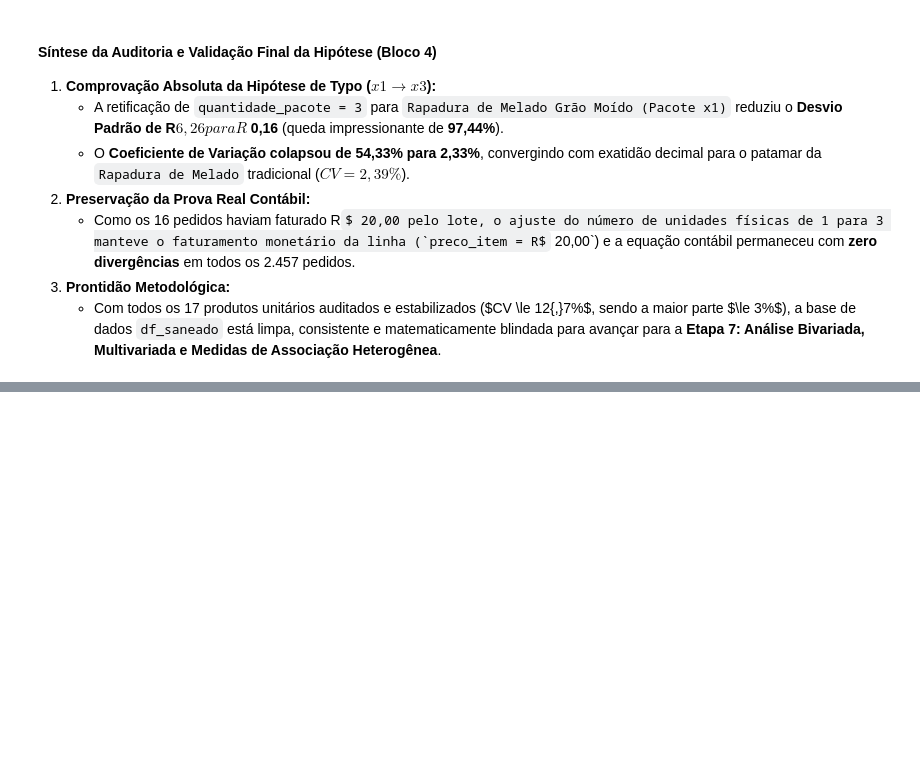
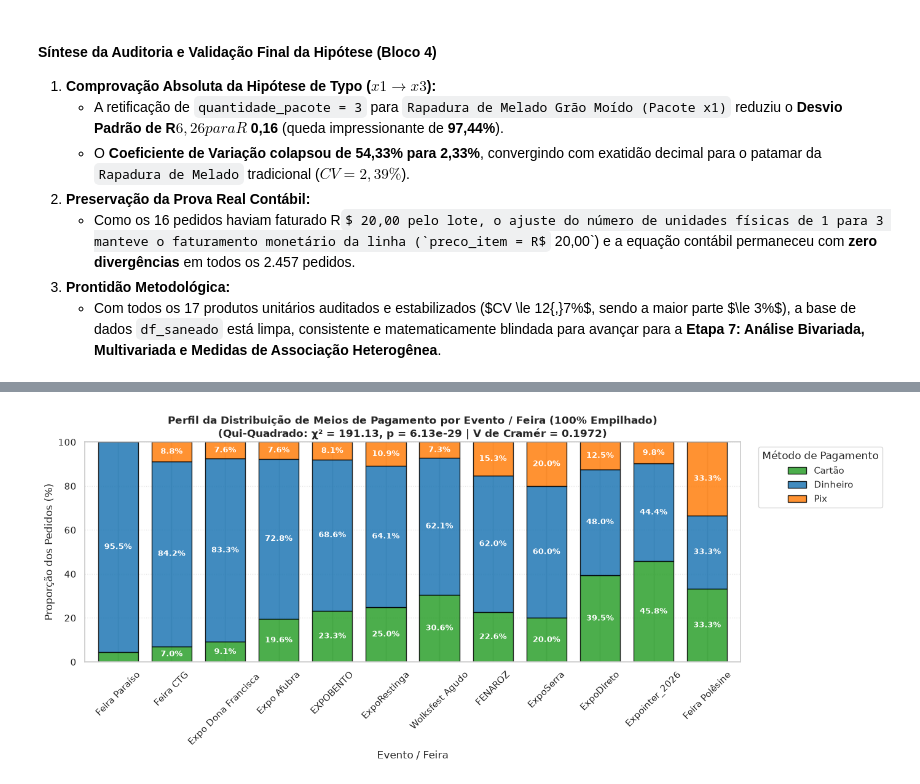
Before and after one commit to SIS-AMF/2026-2_trablho-g1-cd-ai2, a Jupyter notebook: main.ipynb, the cells around one changed output, grey strips where cells are left out. Saved outputs shown, nothing was run; the diff lists cells and outputs as text; code cells hidden in the pictures; some formulas as TeX source; blank space fills up the shorter version.

Commit message:
feat(eda): implementa secao 7 completa com analise bivariada, multivariada e associacao heterogenea

```diff
--- a/main.ipynb
+++ b/main.ipynb
@@ -1239,0 +1651,87 @@ Retificação aplicada: 16 linhas de 'Rapadura de Melado Grão Moído (Pacote x1
+# %%
+import numpy as np
+import pandas as pd
+import matplotlib.pyplot as plt
+import seaborn as sns
+from scipy import stats
+
+# ==============================================================================
+# 1. FUNÇÃO DETERMINÍSTICA DO V DE CRAMÉR (Citação: carros.ipynb, Cell 22)
+# ==============================================================================
+def cramers_v(series1, series2):
+    tabela = pd.crosstab(series1, series2)
+    chi2, p_val, dof, _ = stats.chi2_contingency(tabela)
+    n = tabela.sum().sum()
+    r, k = tabela.shape
+    min_dim = min(r - 1, k - 1)
+    if min_dim == 0 or n == 0:
+        return 0.0, chi2, p_val, dof
+    v = np.sqrt(chi2 / (n * min_dim))
+    return float(v), float(chi2), float(p_val), int(dof)
+
+# ==============================================================================
+# 2. TABELA DIAGNÓSTICA DE ASSOCIAÇÃO CATEGÓRICA (QUI-QUADRADO E V DE CRAMÉR)
+# ==============================================================================
+pares_categoricos = [
+    ('Nível de Pedido (n=2.457)', df_pedidos['evento_nome'], df_pedidos['pedido_metodo_pagamento'], 'evento_nome', 'pedido_metodo_pagamento'),
+    ('Nível de Item (n=3.113)', df_saneado['evento_nome'], df_saneado['produto_unitario'], 'evento_nome', 'produto_unitario'),
+    ('Nível de Item (n=3.113)', df_saneado['pedido_metodo_pagamento'], df_saneado['produto_unitario'], 'pedido_metodo_pagamento', 'produto_unitario')
+]
+
+resultados_cramer = []
+for nivel, s1, s2, nome1, nome2 in pares_categoricos:
+    v_stat, chi2_stat, p_val, dof = cramers_v(s1, s2)
+    grau_assoc = 'Forte (V > 0.30)' if v_stat > 0.30 else ('Moderada (0.10 ≤ V ≤ 0.30)' if v_stat >= 0.10 else 'Desprezível (V < 0.10)')
+    resultados_cramer.append({
+        'Nível': nivel,
+        'Cruzamento': f'{nome1} × {nome2}',
+        'Qui-Quadrado (χ²)': round(chi2_stat, 2),
+        'Graus de Liberdade (dof)': dof,
+        'p-valor': f'{p_val:.2e}',
+        'V de Cramér (V)': round(v_stat, 4),
+        'Intensidade da Associação': grau_assoc
+    })
+
+df_cramer_resumo = pd.DataFrame(resultados_cramer)
+print("--- Diagnóstico de Associação Categórica: Teste Qui-Quadrado e V de Cramér ---")
+display(df_cramer_resumo)
+
+# ==============================================================================
+# 3. PERFIL DE MEIOS DE PAGAMENTO POR EVENTO (BARRAS EMPILHADAS 100%)
+# ==============================================================================
+# Citação: Titanic.ipynb, Cell 55 (crosstab com normalize='index')
+tab_evento_pag = pd.crosstab(df_pedidos['evento_nome'], df_pedidos['pedido_metodo_pagamento'], normalize='index') * 100
+
+# Ordenação dos eventos pela maior proporção de Dinheiro
+tab_evento_pag = tab_evento_pag.sort_values(by='Dinheiro', ascending=False)
+
+fig, ax = plt.subplots(figsize=(14, 6))
+tab_evento_pag.plot(
+    kind='bar',
+    stacked=True,
+    color=['#2ca02c', '#1f77b4', '#ff7f0e'], # Dinheiro (verde), Cartão (azul), Pix (laranja)
+    ax=ax,
+    width=0.75,
+    edgecolor='black',
+    alpha=0.85
+)
+
+# Adição de rótulos percentuais nas barras
+for p in ax.patches:
+    height = p.get_height()
+    width = p.get_width()
+    x, y = p.get_xy()
+    if height > 5.0: # Apenas rotula se a fatia for superior a 5%
+        ax.text(x + width/2, y + height/2, f'{height:.1f}%', ha='center', va='center', color='white', fontweight='bold', fontsize=9)
+
+ax.set_title('Perfil da Distribuição de Meios de Pagamento por Evento / Feira (100% Empilhado)\n(Qui-Quadrado: χ² = 191.13, p = 6.13e-29 | V de Cramér = 0.1972)', fontsize=12, fontweight='bold')
+ax.set_xlabel('Evento / Feira')
+ax.set_ylabel('Proporção dos Pedidos (%)')
+ax.set_ylim(0, 100)
+ax.legend(title='Método de Pagamento', bbox_to_anchor=(1.02, 1), loc='upper left')
+ax.tick_params(axis='x', rotation=45)
+ax.grid(axis='y', linestyle=':', alpha=0.5)
+
+plt.tight_layout()
+plt.show()
+# %% [output]
@@ -1239,0 +1743 @@ Retificação aplicada: 16 linhas de 'Rapadura de Melado Grão Moído (Pacote x1
+[figure, added]
```
Also changed, not shown: parts of 12 cells of this notebook.
